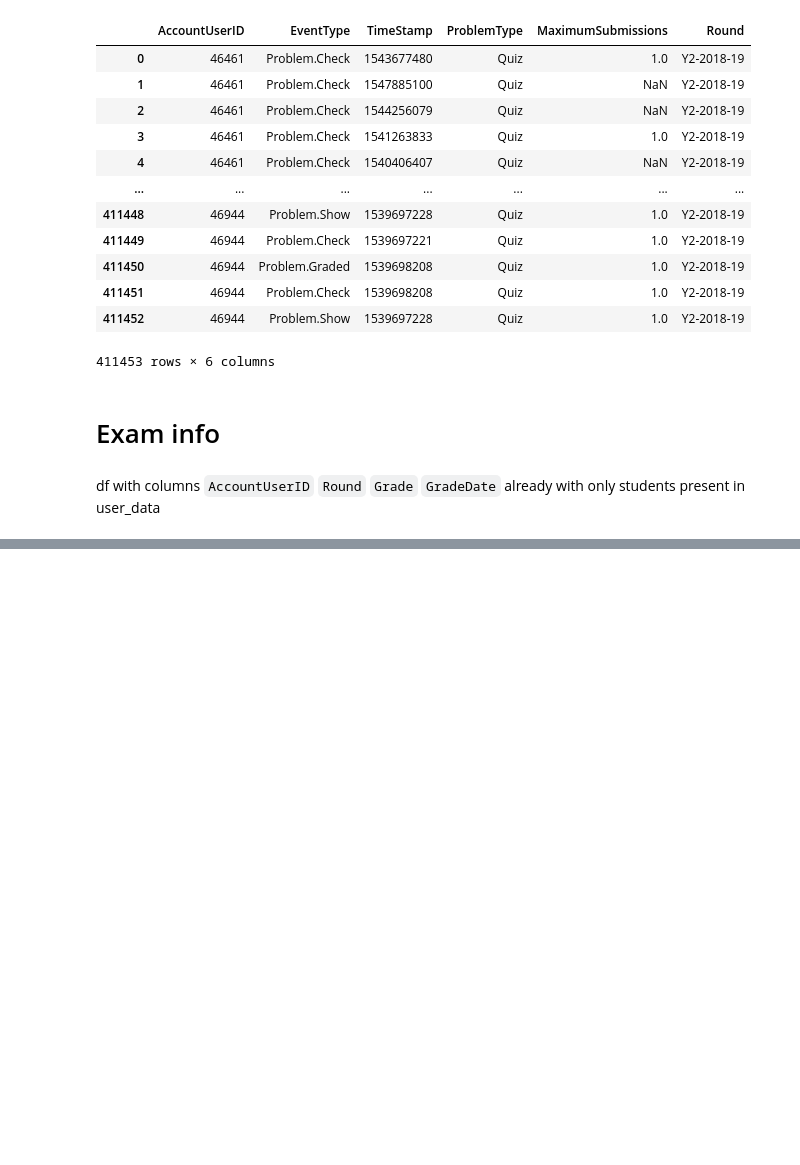
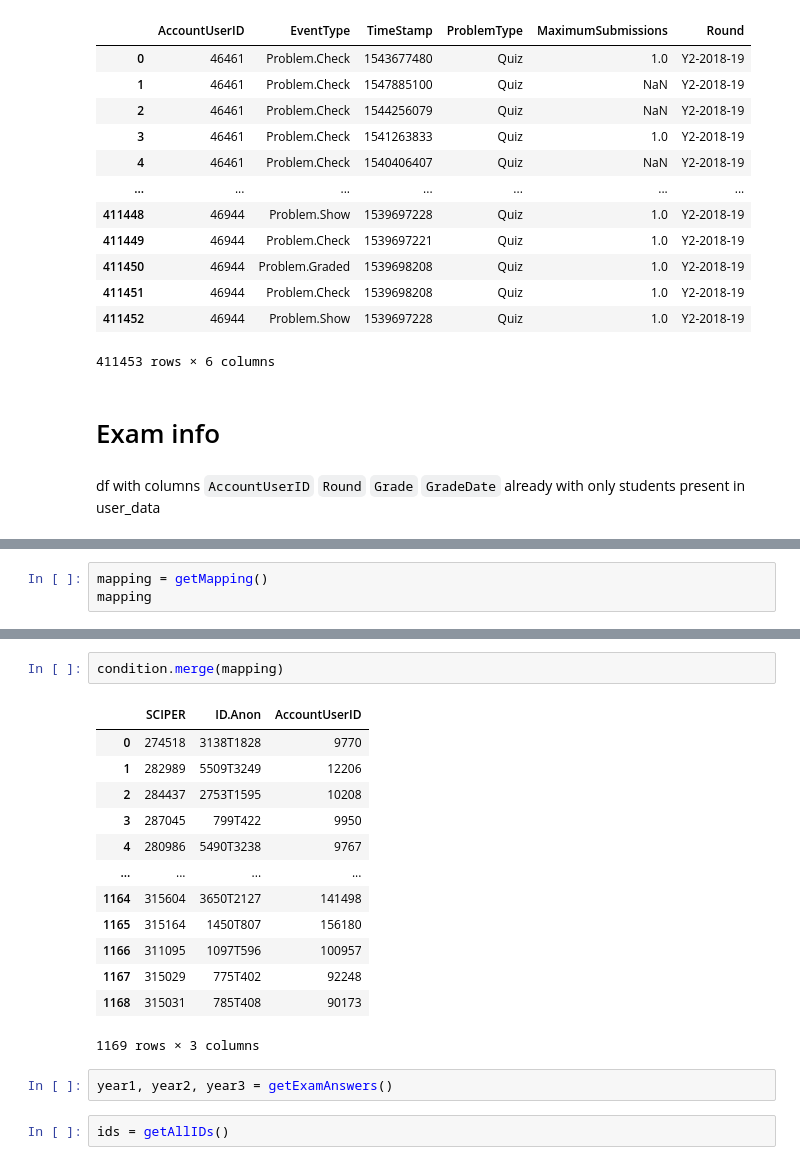
Before and after one commit to epfl-ml4ed/flipped-classroom, a Jupyter notebook: notebooks/preliminary_exploratory_analysis.ipynb, the cells around one changed output, grey strips where cells are left out. Cells and saved outputs as stored; diff of their text form; blank space fills up the shorter version.

```diff
--- a/notebooks/preliminary_exploratory_analysis.ipynb
+++ b/notebooks/preliminary_exploratory_analysis.ipynb
@@ -652,0 +641,3 @@ d
+# %%
+mapping = getMapping()
+mapping
@@ -652,0 +658,20 @@ d
+# %%
+condition.merge(mapping)
+# %% [output]
+|  | SCIPER | ID.Anon | AccountUserID |
+| 0 | 274518 | 3138T1828 | 9770 |
+| 1 | 282989 | 5509T3249 | 12206 |
+| 2 | 284437 | 2753T1595 | 10208 |
+| 3 | 287045 | 799T422 | 9950 |
+| 4 | 280986 | 5490T3238 | 9767 |
+| ... | ... | ... | ... |
+| 1164 | 315604 | 3650T2127 | 141498 |
+| 1165 | 315164 | 1450T807 | 156180 |
+| 1166 | 311095 | 1097T596 | 100957 |
+| 1167 | 315029 | 775T402 | 92248 |
+| 1168 | 315031 | 785T408 | 90173 |
+1169 rows × 3 columns
+# %%
+year1, year2, year3 = getExamAnswers()
+# %%
+ids = getAllIDs()
```
Also changed, not shown: parts of 5 cells of this notebook, 1 other file.
